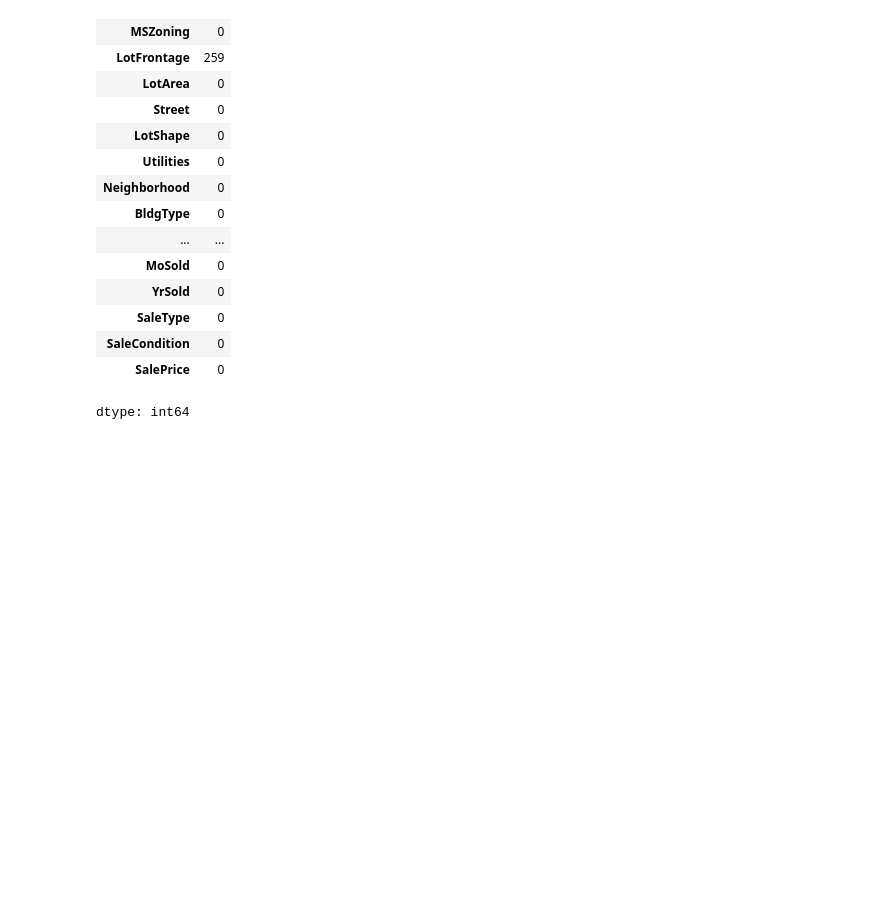
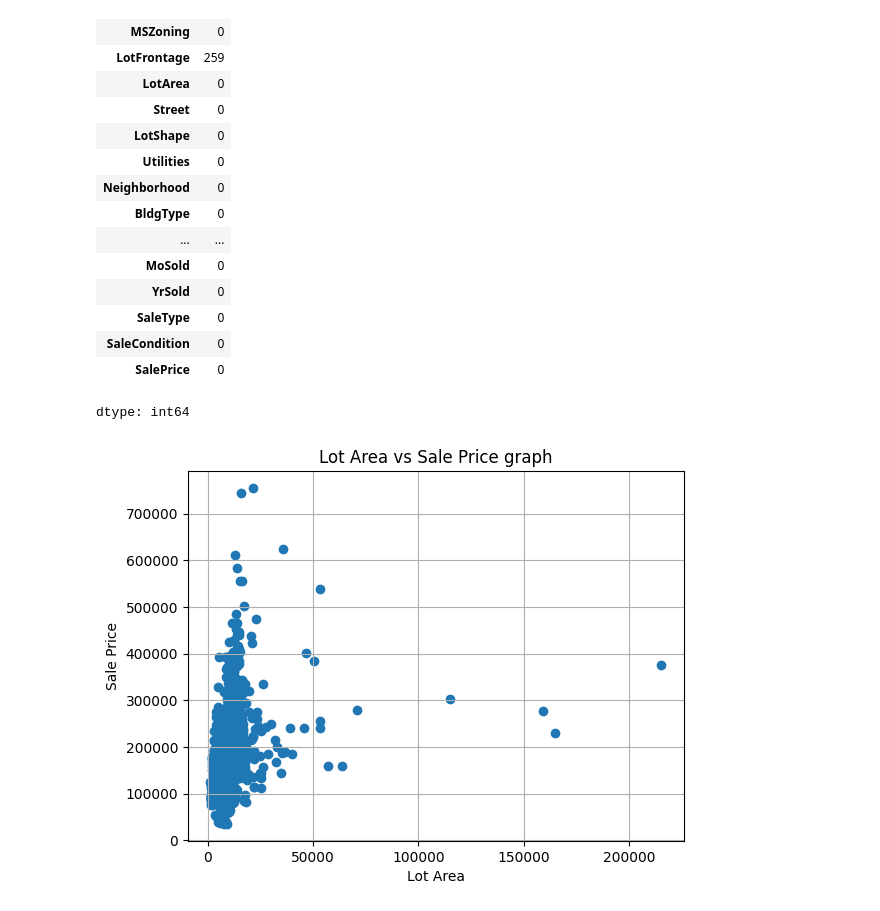
Before and after one commit to akhilesh2009/housing_prices_competition, a Jupyter notebook: housing_prices_competition.ipynb, the cells around one changed output. Cells and saved outputs as stored; diff of their text form; code cells hidden in the pictures; blank space fills up the shorter version.

```diff
--- a/housing_prices_competition.ipynb
+++ b/housing_prices_competition.ipynb
@@ -112,3 +112,17 @@ train.isnull().sum()
 | SaleCondition | 0 |
 | SalePrice | 0 |
 dtype: int64
+# %%
+def area_price_graph():
+  lot_area = train["LotArea"]
+  sale_price = train["SalePrice"]
+  plt.scatter(lot_area, sale_price)
+  plt.title("Lot Area vs Sale Price graph")
+  plt.xlabel("Lot Area")
+  plt.ylabel("Sale Price")
+  plt.grid(True)
+  plt.show
+
+area_price_graph()
+# %% [output]
+[figure, added]
```
